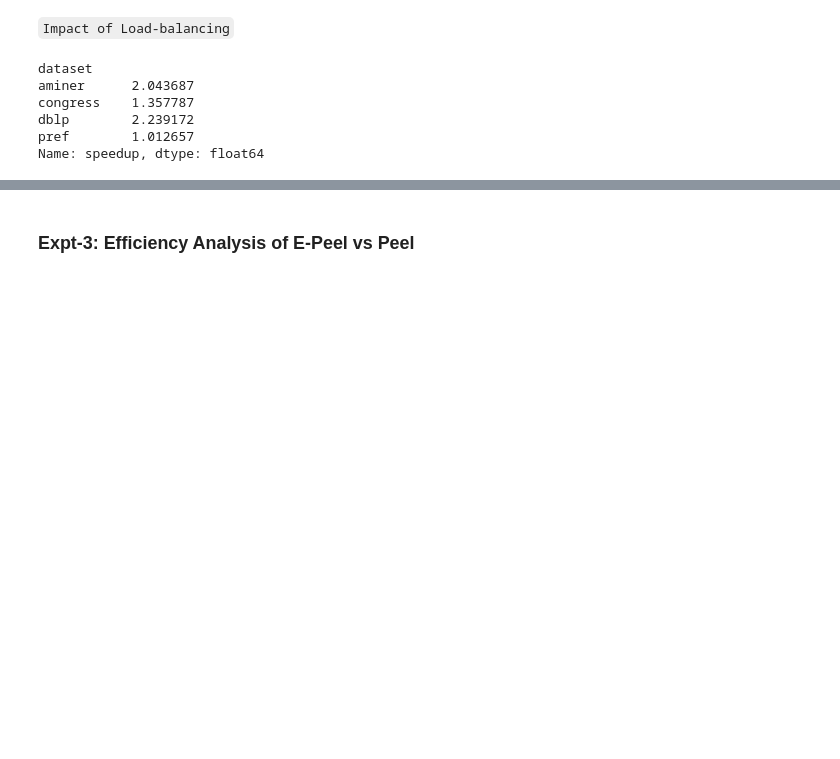
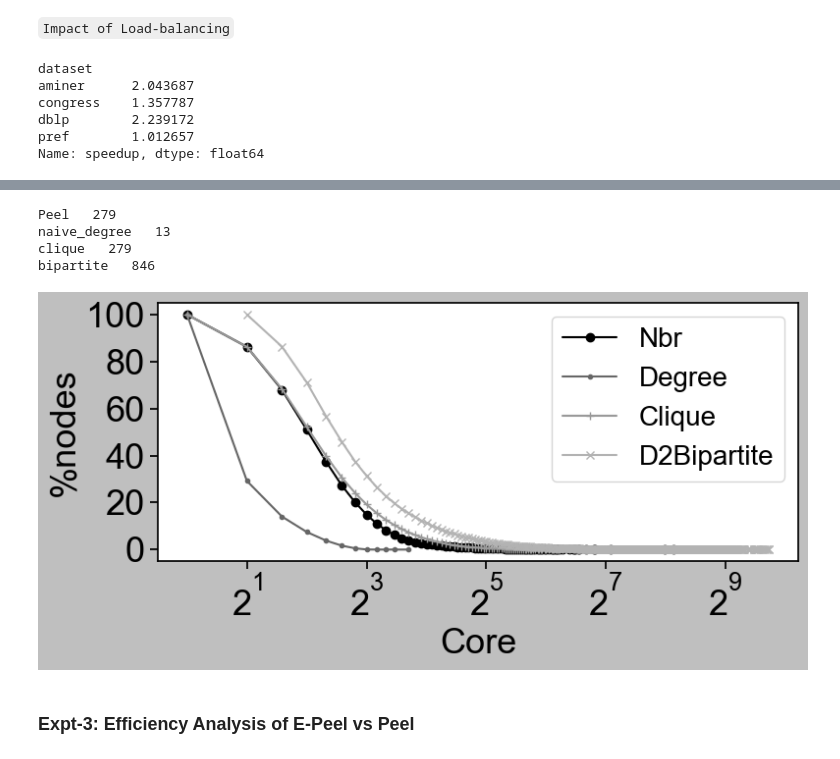
Before and after one commit to toggled/vldbsubmission, a Jupyter notebook: notebooks/plots(woInit).ipynb, the cells around one changed output, grey strips where cells are left out. Saved outputs shown, nothing was run; the diff lists cells and outputs as text; code cells hidden in the pictures; blank space fills up the shorter version.

```diff
--- a/notebooks/plots(woInit).ipynb
+++ b/notebooks/plots(woInit).ipynb
@@ -1630,3 +1813,32 @@ Efficiency of (k,d)-core
+# %%
+sns.set(rc={'figure.figsize':(8,4)})
+sns.set_style("ticks")
+plt.style.use('grayscale')
+markers = ["o",".","+","x"]
+for i,alg in enumerate(algorithms):
+    plt.plot(cores[alg], cdf[alg],label=alggood_name[alg], marker=markers[i])
+    print(alg,' ',cores[alg][-1])
+# plt.legend()
+plt.xscale('log',base=2)
+plt.xlabel('Core',fontsize=fontsize-2)
+plt.ylabel('%nodes',fontsize=fontsize-2)
+plt.xticks(fontsize=fontsize-2)
+plt.yticks(fontsize=fontsize-2)
+ax = plt.gca()
+ax.get_xaxis().set_tick_params(which='minor', size=0)
+ax.get_xaxis().set_tick_params(which='minor', width=0)
+plt.legend(loc = 'upper right', fontsize=labelsize)
+plt.tight_layout()
+plt.savefig("../fig/core_distr.pdf")
+plt.show()
+# print(x)
+# print(y)
+# %% [output]
+Peel   279
+naive_degree   13
+clique   279
+bipartite   846
+[figure, added]
 # %% [markdown]
 ### Expt-3: Efficiency Analysis of E-Peel vs Peel
 # %%
```
Also changed, not shown: parts of 15 cells of this notebook, 10 other files.
